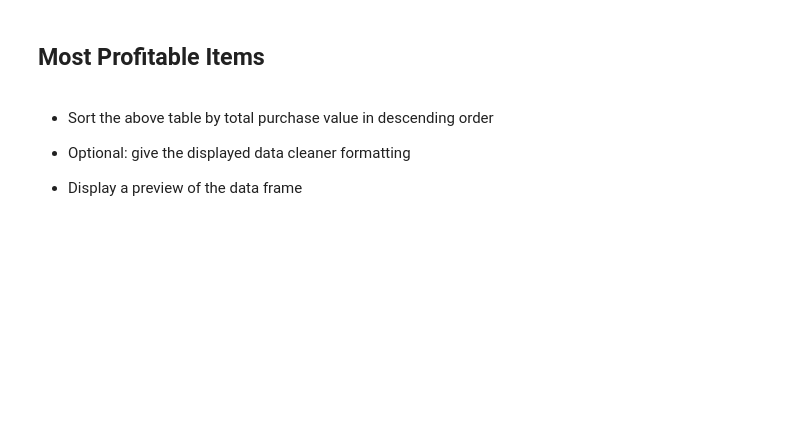
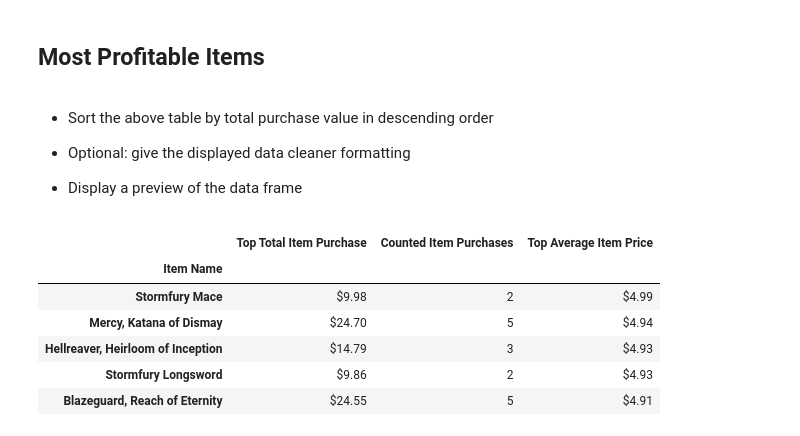
Before and after one commit to taburless/TBurless_GW_HW, a Jupyter notebook: Pandas HW/Part-3/Task-A-HeroesOfPymoli/HeroesOfPymoli/HeroesOfPymoli_starter.ipynb, the cells around one changed output. Saved outputs shown, nothing was run; the diff lists cells and outputs as text; code cells hidden in the pictures; blank space fills up the shorter version.

```diff
--- a/Pandas HW/Part-3/Task-A-HeroesOfPymoli/HeroesOfPymoli/HeroesOfPymoli_starter.ipynb
+++ b/Pandas HW/Part-3/Task-A-HeroesOfPymoli/HeroesOfPymoli/HeroesOfPymoli_starter.ipynb
@@ -271,3 +307,17 @@ TypeError: Cannot use method 'nlargest' with dtype object
 
 
 * Display a preview of the data frame
+# %%
+sorted_items_df = top_items_df.sort_values("Top Average Item Price", ascending=False)
+sorted_items_df["Top Total Item Purchase"] = sorted_items_df["Top Total Item Purchase"].map("${0:,.2f}".format)
+sorted_items_df["Top Average Item Price"] = sorted_items_df["Top Average Item Price"].map("${0:,.2f}".format)
+
+sorted_items_df.head()
+# %% [output]
+|  | Top Total Item Purchase | Counted Item Purchases | Top Average Item Price |
+| Item Name |  |  |  |
+| Stormfury Mace | $9.98 | 2 | $4.99 |
+| Mercy, Katana of Dismay | $24.70 | 5 | $4.94 |
+| Hellreaver, Heirloom of Inception | $14.79 | 3 | $4.93 |
+| Stormfury Longsword | $9.86 | 2 | $4.93 |
+| Blazeguard, Reach of Eternity | $24.55 | 5 | $4.91 |
```
Also changed, not shown: parts of 4 cells of this notebook.
